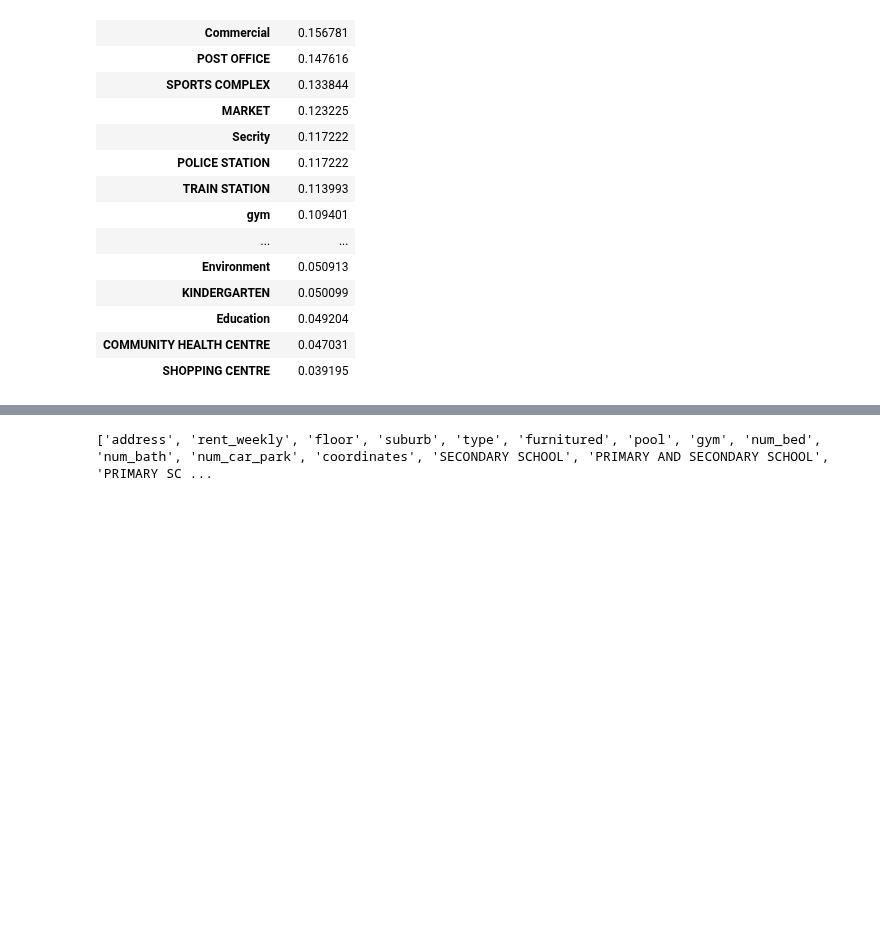
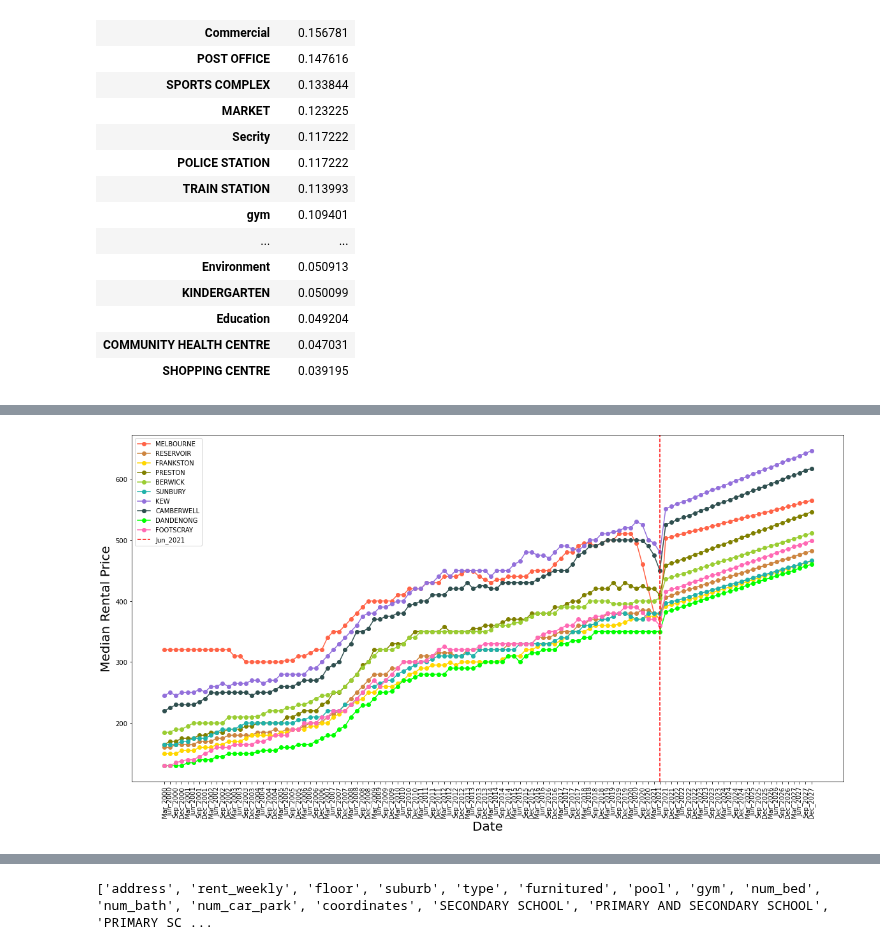
Before and after one commit to MAST30034-Applied-Data-Science/generic-real-estate-consulting-project-group-1-iron-data-man, a Jupyter notebook: notebooks/Visualisation.ipynb, the cells around one changed output, grey strips where cells are left out. Cells and saved outputs as stored; diff of their text form; code cells hidden in the pictures; blank space fills up the shorter version.

```diff
--- a/notebooks/Visualisation.ipynb
+++ b/notebooks/Visualisation.ipynb
@@ -291,0 +308,7 @@ livable.head(20)
+# %%
+income = pd.read_csv('../data/curated/predict_income.csv')
+rental = pd.read_csv('../data/curated/predict_rental_median.csv')
+house_price = pd.read_csv('../data/curated/predict_house_price_median.csv')
+population = pd.read_csv('../data/curated/predicted_population.csv')
+affordable = pd.read_csv('../data/curated/affordable.csv')
+match = pd.read_csv('../data/curated/match.csv')
@@ -291,0 +341,3 @@ livable.head(20)
+# %%
+suburb_lis = livable['suburb'].to_list()[:15]
+suburb_lis
@@ -291,0 +360,23 @@ livable.head(20)
+# %%
+#line plot for visualize how many bikes are counted in each week day
+fig, ax = plt.subplots(figsize = (20,10))
+plt.xlabel('Date', fontsize=20)
+plt.ylabel('Median Rental Price', fontsize=20)
+
+plt.xticks(rotation = 90)
+colors=["tomato","peru","gold","olive","yellowgreen","lightseagreen","mediumpurple","darkslategray","lime","hotpink","maroon",'violet', 'aquamarine','mediumblue','aquamarine']
+i = 0
+for suburb in suburb_lis:
+    if rental[rental['surburb'] == suburb].shape[0] > 0:
+        df = rental[rental['surburb'] == suburb].transpose().reset_index()
+        df.columns =['Date', suburb]
+        df['Date'] = df['Date'].str.slice(start=13)
+        df = df.drop([0])
+        ax.plot(df['Date'], df[suburb], color = colors[i],linestyle = 'solid', marker = 'o', label = suburb)
+        i+=1
+
+ax.axvline(x='Jun_2021', color='r', linestyle='--', label = 'Jun_2021')
+plt.legend()
+fig.figure.savefig('../plots/rental.png')
+# %% [output]
+[figure, added]
```
Also changed, not shown: parts of 23 cells of this notebook.
